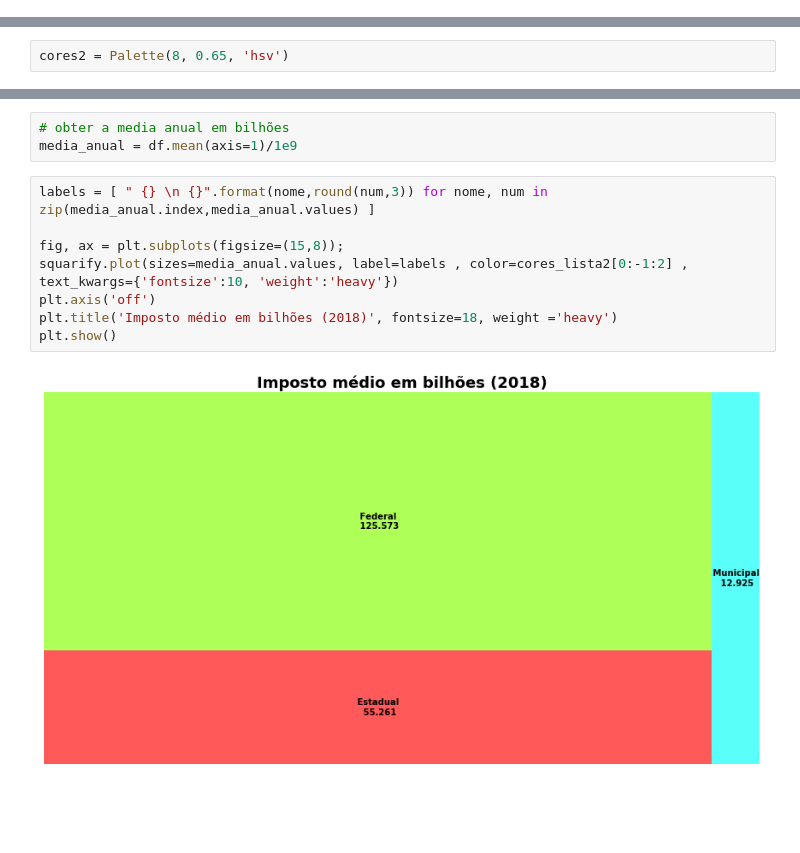
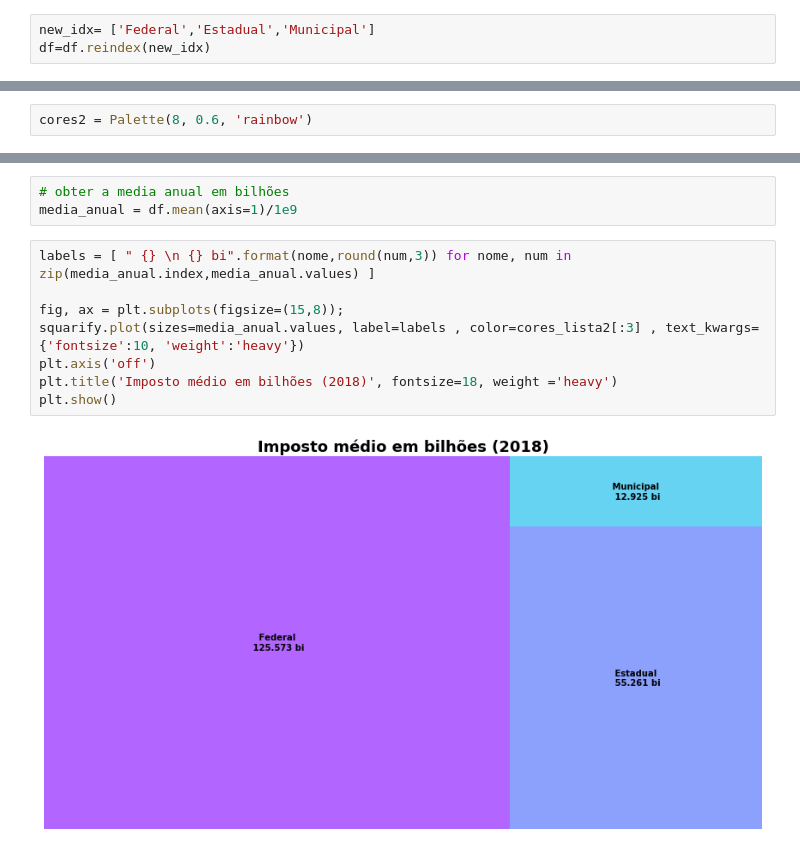
Before and after one commit to joaovitordeon/color_palette, a Jupyter notebook: impostos_2018_analise.ipynb, the cells around one changed output, grey strips where cells are left out. Cells and saved outputs as stored; diff of their text form; blank space fills up the shorter version.

```diff
--- a/impostos_2018_analise.ipynb
+++ b/impostos_2018_analise.ipynb
@@ -20,6 +18,9 @@ df = pd.read_csv('impostos_2018')
 df.index = df['Unnamed: 0'].values
 # %%
 df.drop(columns=df.columns[0], inplace=True)
+# %%
+new_idx= ['Federal','Estadual','Municipal']
+df=df.reindex(new_idx)
 # %%
 df
 # %% [output]
@@ -71,7 +70,7 @@ plt.show()
 # %%
 #---------------------------------------------------tree map----------------------------------------
 # %%
-cores2 = Palette(8, 0.65, 'hsv')
+cores2 = Palette(8, 0.6, 'rainbow')
 # %%
 cores2.graph()
 # %% [output]
@@ -82,12 +81,12 @@ cores_lista2 = cores2.get_colors();
 # obter a media anual em bilhões
 media_anual = df.mean(axis=1)/1e9
 # %%
-labels = [ " {} \n {}".format(nome,round(num,3)) for nome, num in zip(media_anual.index,media_anual.values) ]
+labels = [ " {} \n {} bi".format(nome,round(num,3)) for nome, num in zip(media_anual.index,media_anual.values) ]
 
 fig, ax = plt.subplots(figsize=(15,8));
-squarify.plot(sizes=media_anual.values, label=labels , color=cores_lista2[0:-1:2] , text_kwargs={'fontsize':10, 'weight':'heavy'})
+squarify.plot(sizes=media_anual.values, label=labels , color=cores_lista2[:3] , text_kwargs={'fontsize':10, 'weight':'heavy'})
 plt.axis('off')
 plt.title('Imposto médio em bilhões (2018)', fontsize=18, weight ='heavy')
 plt.show()
 # %% [output]
-[figure, old version]
+[figure, new version]
```
Also changed, not shown: parts of 7 cells of this notebook, 6 other files.
